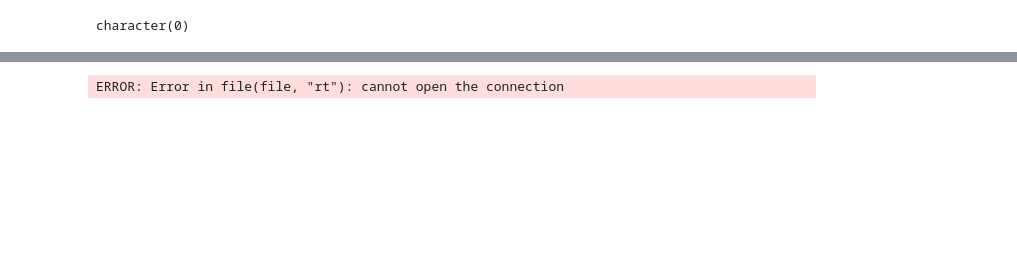
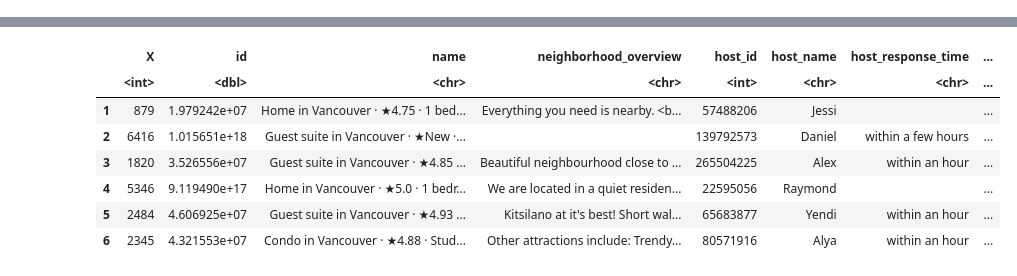
Before and after one commit to amahaj02/WIDS-Case-Comp, a Jupyter notebook: Untitled.ipynb, the cells around one changed output, grey strips where cells are left out. Cells and saved outputs as stored; diff of their text form; code cells hidden in the pictures; blank space fills up the shorter version.

```diff
--- a/Untitled.ipynb
+++ b/Untitled.ipynb
@@ -1,16 +1,5 @@
 # %%
-# Use the system command to download the dataset from the Kaggle competition
-system("kaggle competitions download -c effects-of-policy-on-the-housing-market")
 
-# Unzip the downloaded file
-unzip("effects-of-policy-on-the-housing-market.zip", exdir = "data")
-
-# List the files in the data directory to verify
-list.files("data")
-
-# Read the dataset (assuming it's a CSV file)
-housing_data <- read.csv("data/housing_data.csv")
-
-# View the first few rows of the data
-head(housing_data)
+train_data <- read.csv("train.csv")
+head(train_data)
 # %% [output]
@@ -21 +6,0 @@ Warning message in unzip("effects-of-policy-on-the-housing-market.zip", exdir =
-character(0)
@@ -24 +7,8 @@ Warning message in file(file, "rt"):
-ERROR: Error in file(file, "rt"): cannot open the connection
+|  | X | id | name | neighborhood_overview | host_id | host_name | host_response_time | ... |
+|  | <int> | <dbl> | <chr> | <chr> | <int> | <chr> | <chr> | ... |
+| 1 | 879 | 1.979242e+07 | Home in Vancouver · ★4.75 · 1 bed... | Everything you need is nearby. <b... | 57488206 | Jessi |  | ... |
+| 2 | 6416 | 1.015651e+18 | Guest suite in Vancouver · ★New ·... |  | 139792573 | Daniel | within a few hours | ... |
+| 3 | 1820 | 3.526556e+07 | Guest suite in Vancouver · ★4.85 ... | Beautiful neighbourhood close to ... | 265504225 | Alex | within an hour | ... |
+| 4 | 5346 | 9.119490e+17 | Home in Vancouver · ★5.0 · 1 bedr... | We are located in a quiet residen... | 22595056 | Raymond |  | ... |
+| 5 | 2484 | 4.606925e+07 | Guest suite in Vancouver · ★4.93 ... | Kitsilano at it's best! Short wal... | 65683877 | Yendi | within an hour | ... |
+| 6 | 2345 | 4.321553e+07 | Condo in Vancouver · ★4.88 · Stud... | Other attractions include: Trendy... | 80571916 | Alya | within an hour | ... |
```
Also changed, not shown: parts of 3 cells of this notebook.
